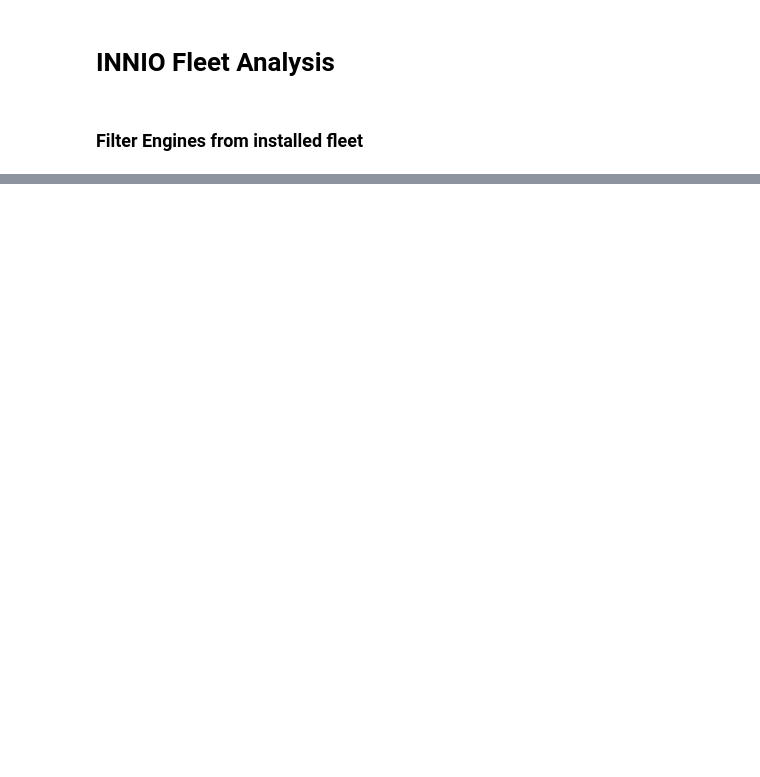
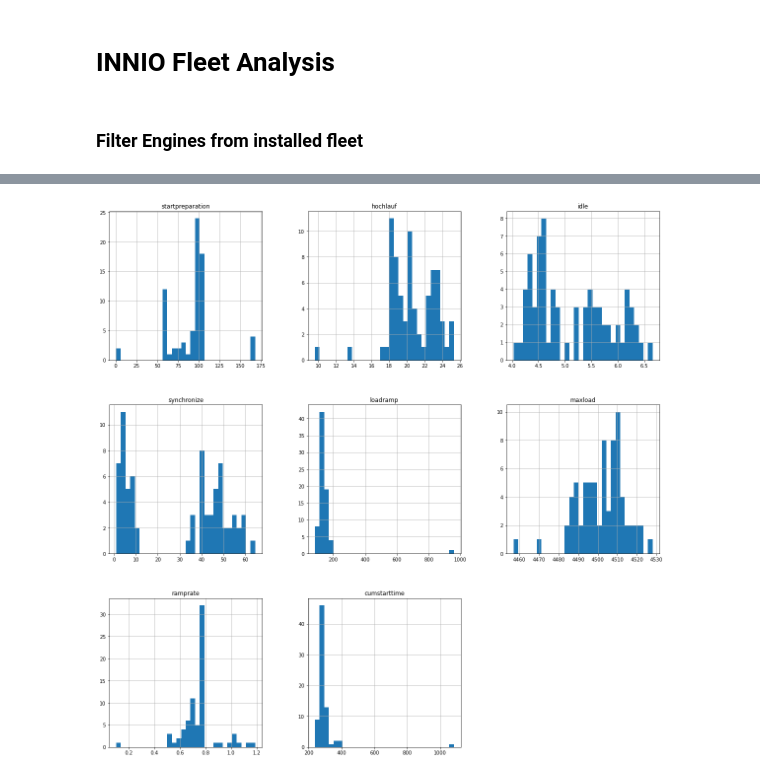
Before and after one commit to dieterch/statemachine, a Jupyter notebook: forsa_hartmoor.ipynb, the cells around one changed output, grey strips where cells are left out. Cells and saved outputs as stored; diff of their text form; code cells hidden in the pictures; blank space fills up the shorter version.

```diff
--- a/forsa_hartmoor.ipynb
+++ b/forsa_hartmoor.ipynb
@@ -40,8 +63,8 @@ pd.DataFrame.from_dict(e.dash, orient='index').T
 # %%
 from dfsm import msgFSM
 #fsm = msgFSM(e, skip_days=7) #funktioniert nicht
-fsm = msgFSM(e, p_from=motor['Commissioning Date'], p_to=arrow.now() )
-#fsm = msgFSM(e)
+#fsm = msgFSM(e, p_from=motor['Commissioning Date'], p_to=arrow.now() )
+fsm = msgFSM(e)
 fsm.run1() # run Finite State Machine
 # %%
 # Struktur zur Aufnahme mehrerer motoren
@@ -86,0 +138,3 @@ rda[fsm.filters['run2filter_content'] + ['count_alarms', 'count_warnings']].roun
+# %%
+rdb = rda[(rda['mode'] == 'AUTO') & rda['success'] & (rda['maxload'] > 4000.0)]
+rdb[fsm.filters['run2filter_content'] + fsm.filters['filter_alarms_and_warnings']].round(2)
@@ -87,3 +155,7 @@ rda[fsm.filters['run2filter_content'] + ['count_alarms', 'count_warnings']].roun
+# %%
+rdb[['startpreparation','hochlauf','idle','synchronize','loadramp','maxload','ramprate','cumstarttime']].hist(bins=30,figsize=(20,20));
+# %% [output]
+[figure, added]
 # %%
 startversuch = rda.iloc[3];
 von_dt=pd.to_datetime(startversuch['starttime']); von=int(von_dt.timestamp() - fsm._pre_period)
```
Also changed, not shown: parts of 20 cells of this notebook, 1 other file.
